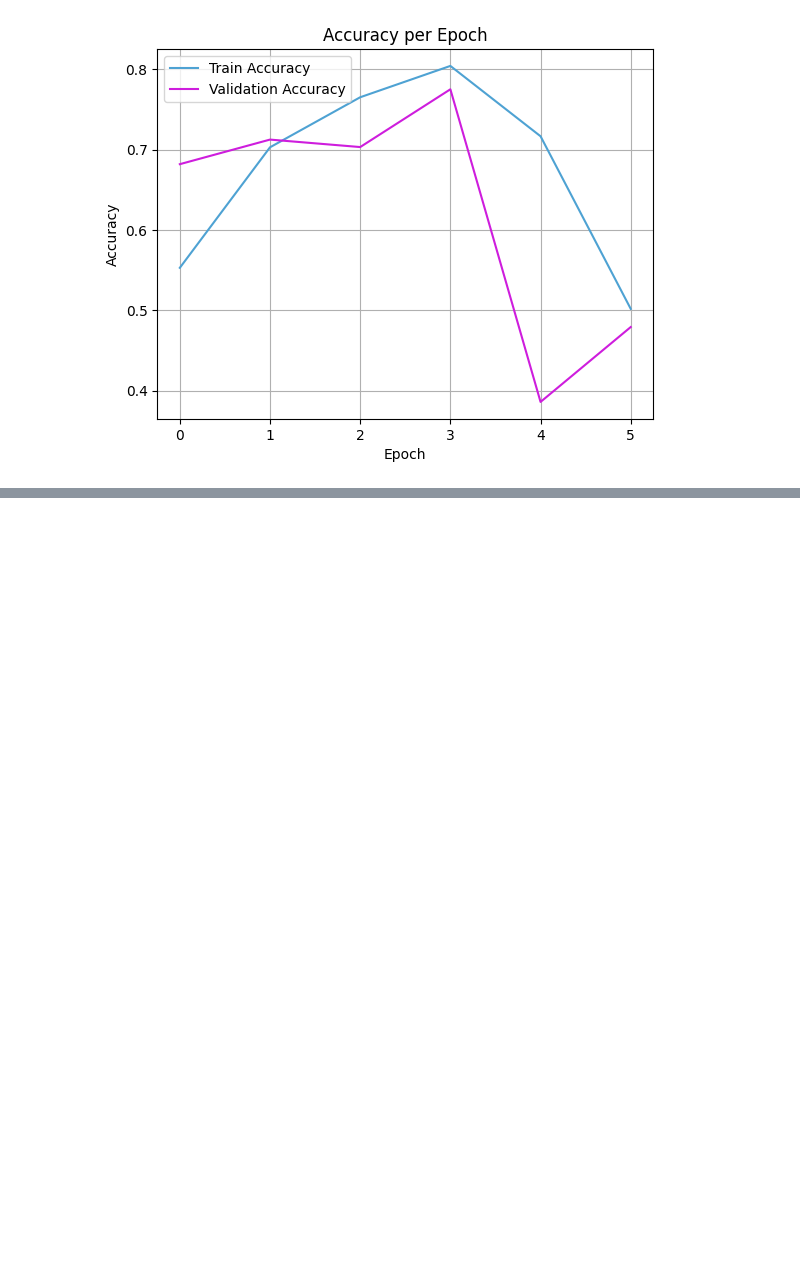
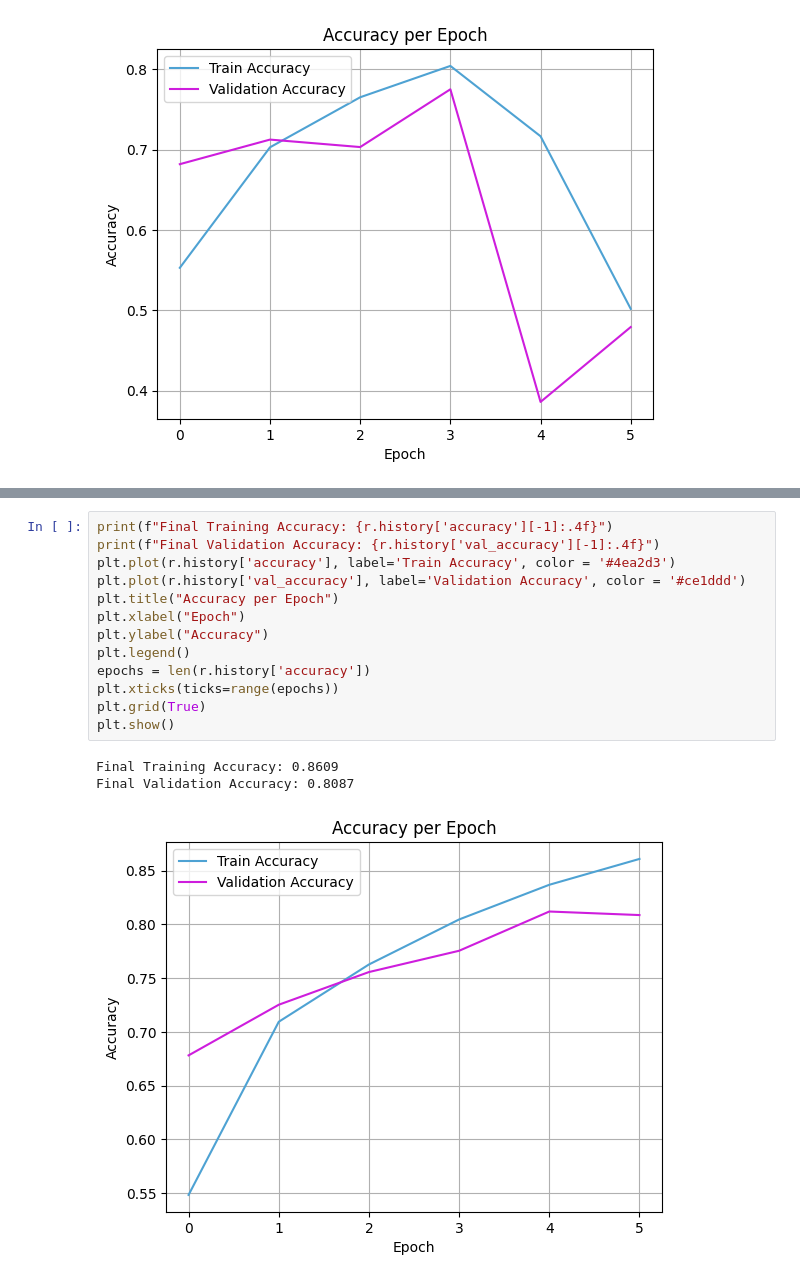
Before and after one commit to sienkozuzanna/cutout-augmentation, a Jupyter notebook: Attempts_2/CIFAIR10/CNN_random_pixels.ipynb, the cells around one changed output, grey strips where cells are left out. Cells and saved outputs as stored; diff of their text form; blank space fills up the shorter version.

```diff
--- a/Attempts_2/CIFAIR10/CNN_random_pixels.ipynb
+++ b/Attempts_2/CIFAIR10/CNN_random_pixels.ipynb
@@ -430,0 +524,17 @@ Final Validation Accuracy: 0.4791
+# %%
+print(f"Final Training Accuracy: {r.history['accuracy'][-1]:.4f}")
+print(f"Final Validation Accuracy: {r.history['val_accuracy'][-1]:.4f}")
+plt.plot(r.history['accuracy'], label='Train Accuracy', color = '#4ea2d3')
+plt.plot(r.history['val_accuracy'], label='Validation Accuracy', color = '#ce1ddd')
+plt.title("Accuracy per Epoch")
+plt.xlabel("Epoch")
+plt.ylabel("Accuracy")
+plt.legend()
+epochs = len(r.history['accuracy'])
+plt.xticks(ticks=range(epochs))
+plt.grid(True)
+plt.show()
+# %% [output]
+Final Training Accuracy: 0.8609
+Final Validation Accuracy: 0.8087
+[figure, added]
```
Also changed, not shown: parts of 8 cells of this notebook, 2 other files.
